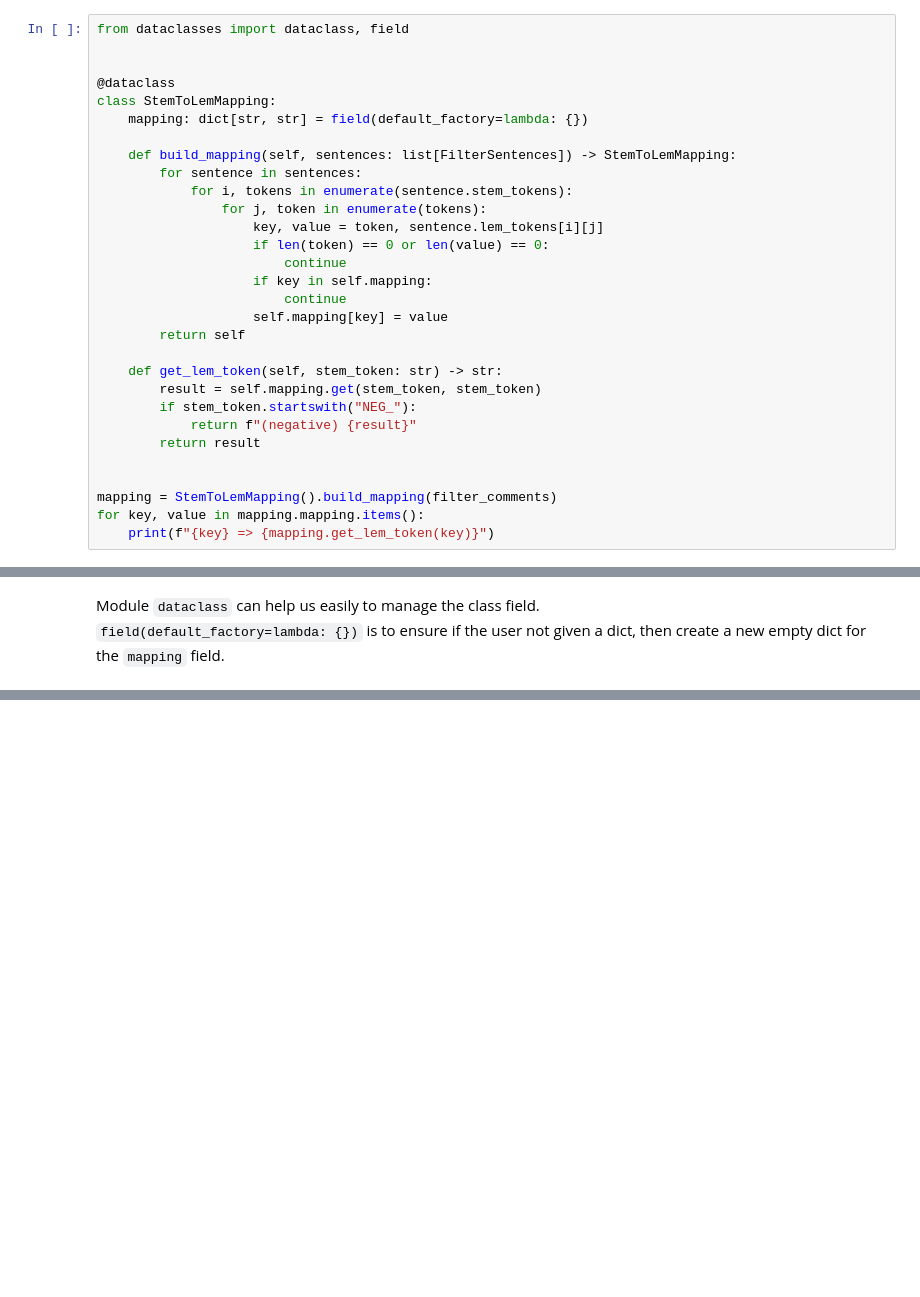
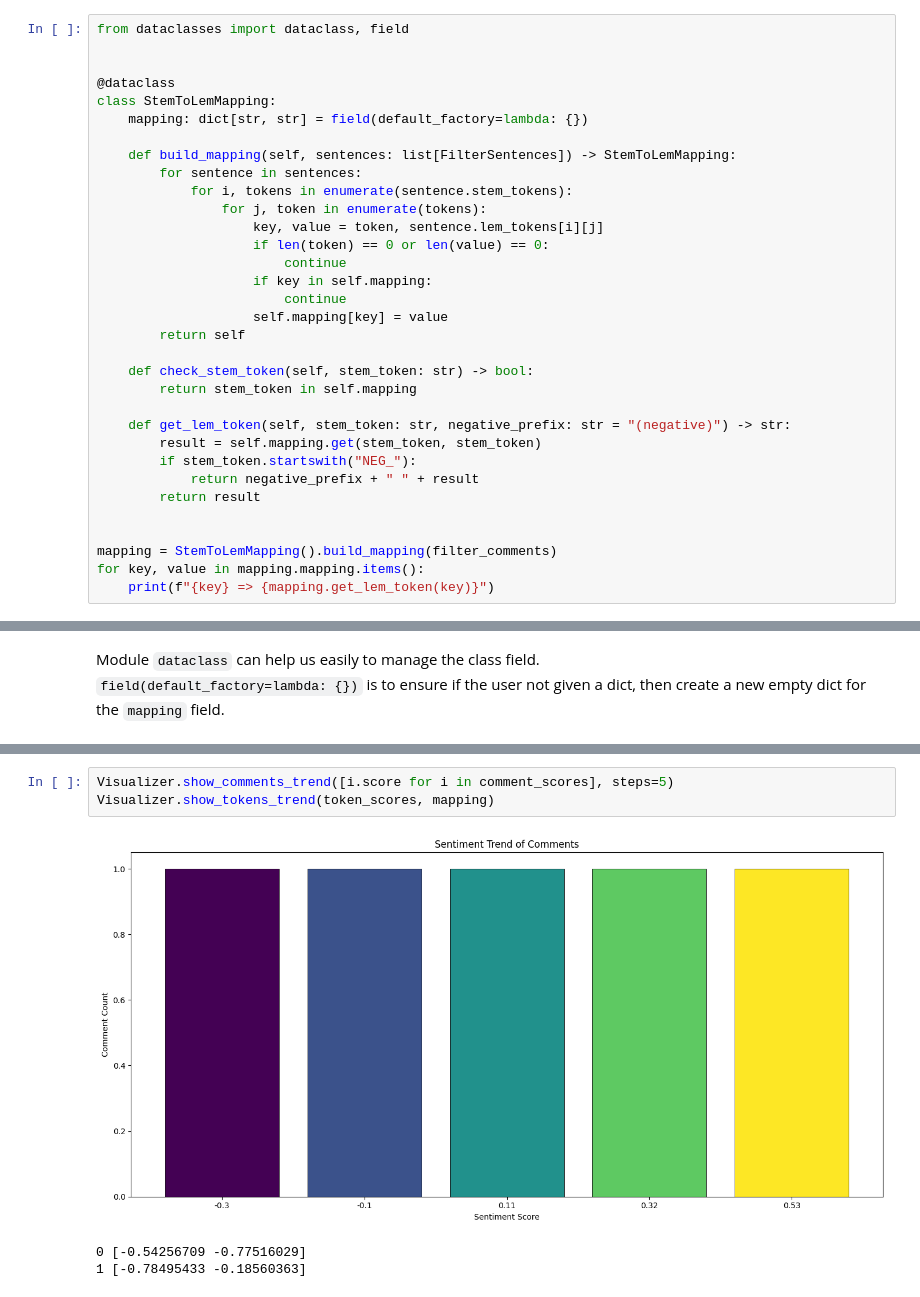
Before and after one commit to Happy2018new/sentiment-analysis-pipeline, a Jupyter notebook: scripts/prototype.ipynb, the cells around one changed output, grey strips where cells are left out. Saved outputs shown, nothing was run; the diff lists cells and outputs as text; blank space fills up the shorter version.

```diff
--- a/scripts/prototype.ipynb
+++ b/scripts/prototype.ipynb
@@ -558,10 +567,13 @@ class StemToLemMapping:
                     self.mapping[key] = value
         return self
 
-    def get_lem_token(self, stem_token: str) -> str:
+    def check_stem_token(self, stem_token: str) -> bool:
+        return stem_token in self.mapping
+
+    def get_lem_token(self, stem_token: str, negative_prefix: str = "(negative)") -> str:
         result = self.mapping.get(stem_token, stem_token)
         if stem_token.startswith("NEG_"):
-            return f"(negative) {result}"
+            return negative_prefix + " " + result
         return result
 
 
@@ -591,0 +865,7 @@ Module `dataclass` can help us easily to manage the class field.<br/>
+# %%
+Visualizer.show_comments_trend([i.score for i in comment_scores], steps=5)
+Visualizer.show_tokens_trend(token_scores, mapping)
+# %% [output]
+[figure, added]
+0 [-0.54256709 -0.77516029]
+1 [-0.78495433 -0.18560363]
```
Also changed, not shown: parts of 16 cells of this notebook.
